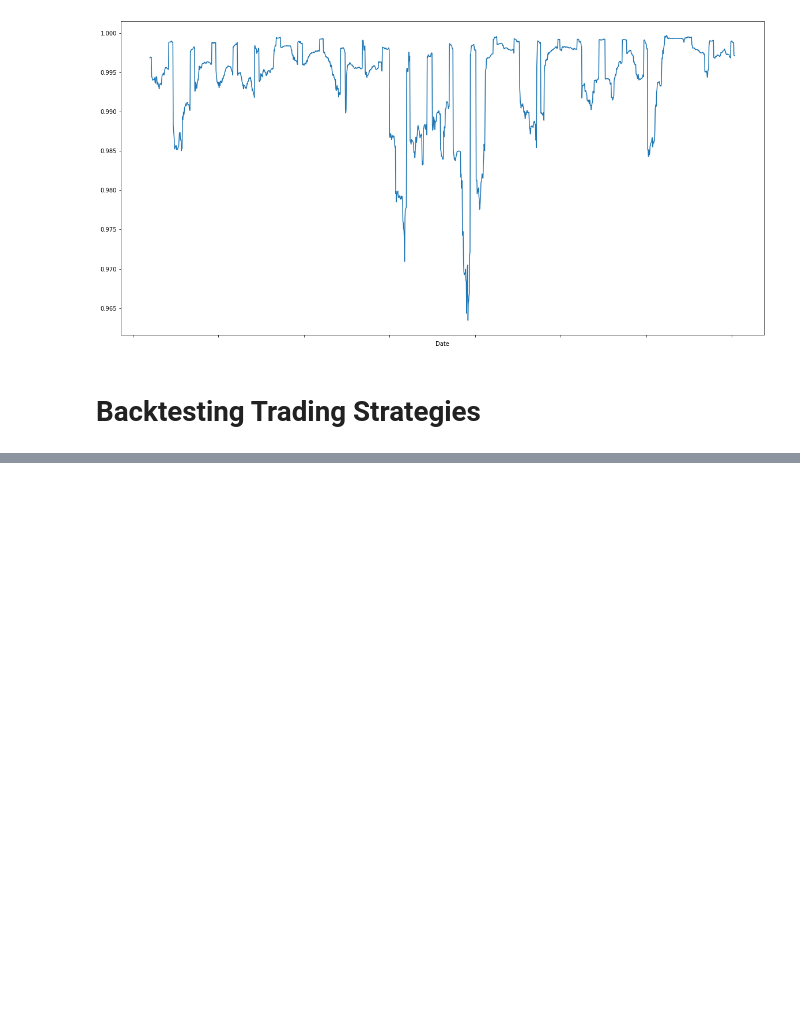
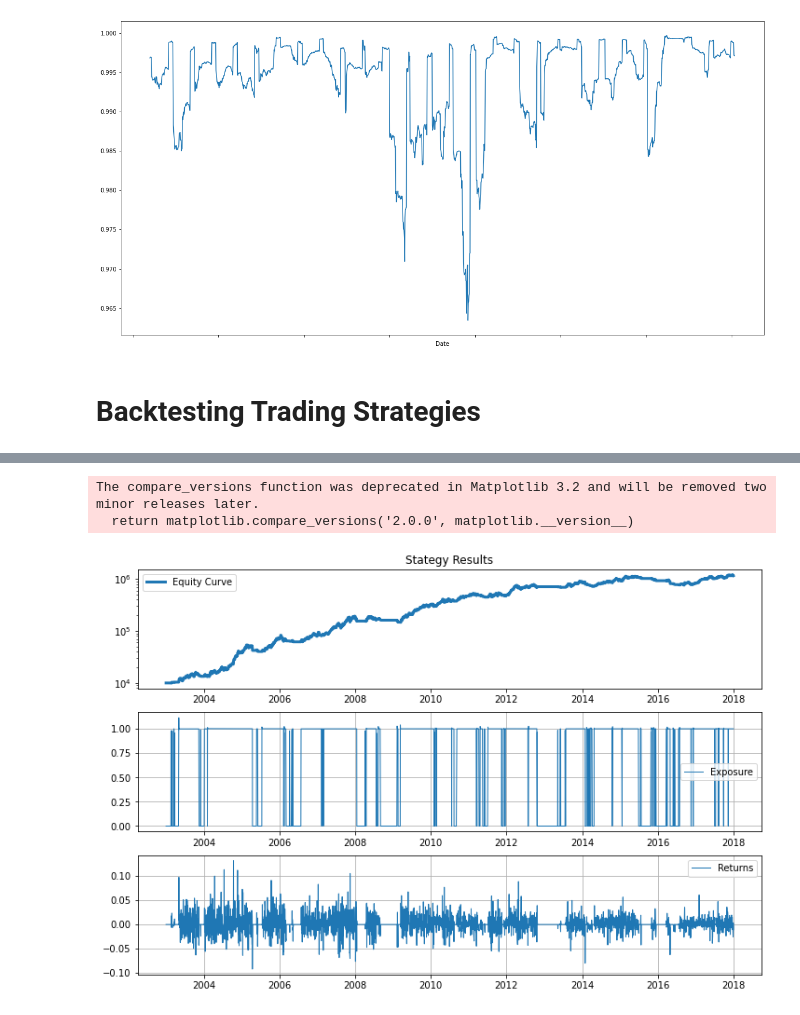
Before and after one commit to murphytalk/finance, a Jupyter notebook: src/finance/quant/trading-evolved.ipynb, the cells around one changed output, grey strips where cells are left out. Drawn from its saved outputs; the diff is of its cells as text; code cells hidden in the pictures; blank space fills up the shorter version.

```diff
--- a/src/finance/quant/trading-evolved.ipynb
+++ b/src/finance/quant/trading-evolved.ipynb
@@ -254,0 +269,32 @@ import pytz
+# %%
+def handle_data(context, data):
+    equities_hist = data.history(context.stock, "close", context.index_average_window, "1d")
+    # long if close is above avg, otherwise flat
+    stock_weight = 1.0 if equities_hist[-1] > equities_hist.mean() else 0.0
+    # place order
+    order_target_percent(context.stock, stock_weight)
+# %%
+def analyze(context, perf):
+    fig = plt.figure(figsize=(12,8))
+    # 1st chart
+    ax = fig.add_subplot(311)
+    ax.set_title('Stategy Results')
+    ax.semilogy(perf['portfolio_value'], linestyle='-', label='Equity Curve', linewidth=3.0)
+    ax.legend()
+    ax.grid(False)
+
+    # 2nd chart
+    ax = fig.add_subplot(312)
+    ax.plot(perf['gross_leverage'], label='Exposure', linestyle='-', linewidth=1.0)
+    ax.legend()
+    ax.grid(True)
+
+    # 3rd chart
+    ax = fig.add_subplot(313)
+    ax.plot(perf['returns'], label='Returns', linestyle='-', linewidth=1.0)
+    ax.legend()
+    ax.grid(True)
+# %%
+start_date = pd.Timestamp('2003-01-01',tz='UTC')
+end_date = pd.Timestamp('2017-12-31',tz='UTC')
+start_date
@@ -254,0 +303,14 @@ import pytz
+# %%
+results = run_algorithm(
+    start = start_date,
+    end = end_date,
+    initialize = initialize,
+    analyze = analyze,
+    handle_data = handle_data,
+    capital_base = 10000,
+    data_frequency = 'daily', bundle='quandl'
+)
+# %% [output]
+The compare_versions function was deprecated in Matplotlib 3.2 and will be removed two minor releases later.
+  return matplotlib.compare_versions('2.0.0', matplotlib.__version__)
+[figure, added]
```
Also changed, not shown: parts of 8 cells of this notebook, 2 other files.
